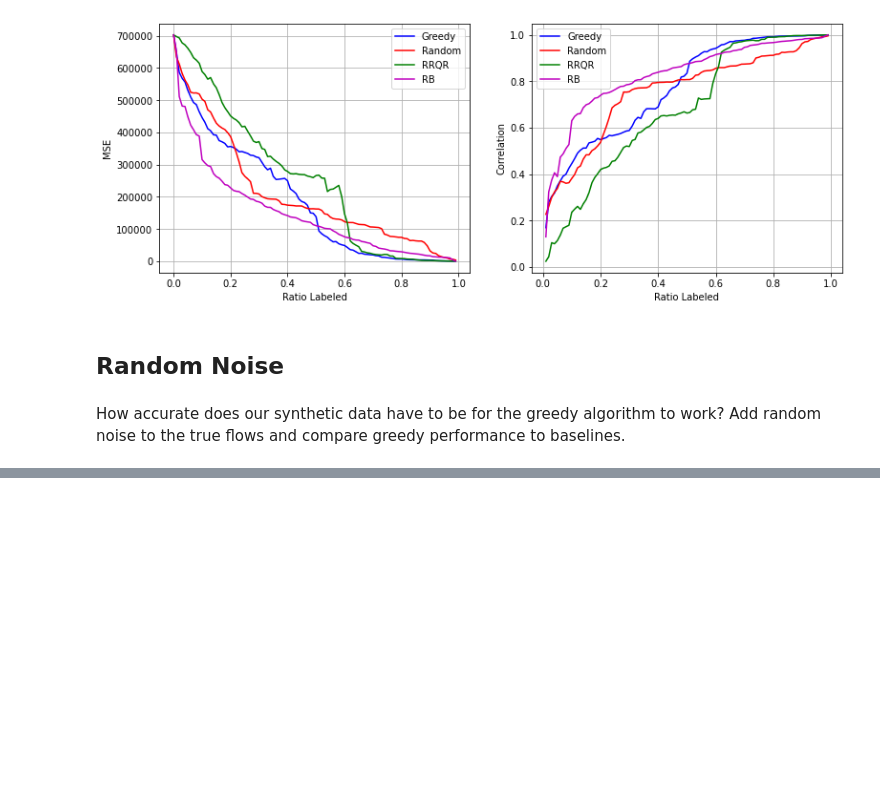
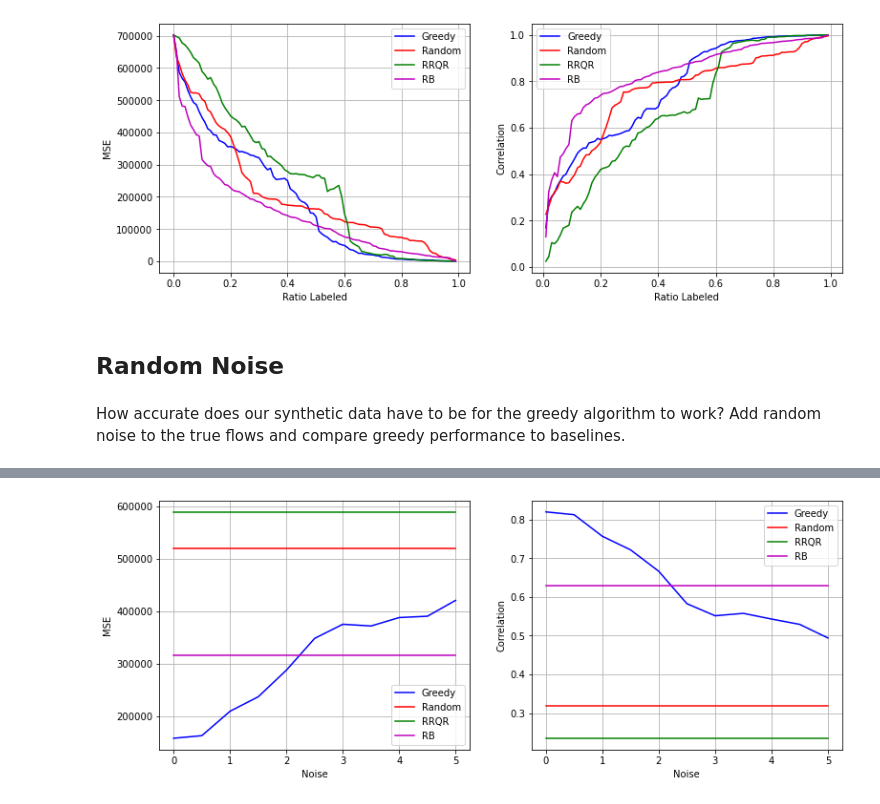
Before and after one commit to arnav-b/sensor-placement, a Jupyter notebook: unknown-flows.ipynb, the cells around one changed output, grey strips where cells are left out. Cells and saved outputs as stored; diff of their text form; code cells hidden in the pictures; blank space fills up the shorter version.

```diff
--- a/unknown-flows.ipynb
+++ b/unknown-flows.ipynb
@@ -188,0 +199,4 @@ plot_results(*read_tntp_graph("data/Anaheim/Anaheim_flow.tntp"), .1)
+# %%
+plot_noise_results(*read_tntp_graph("data/Winnipeg/Winnipeg_flow.tntp"), .1)
+# %% [output]
+[figure, added]
```
Also changed, not shown: parts of 4 cells of this notebook.
